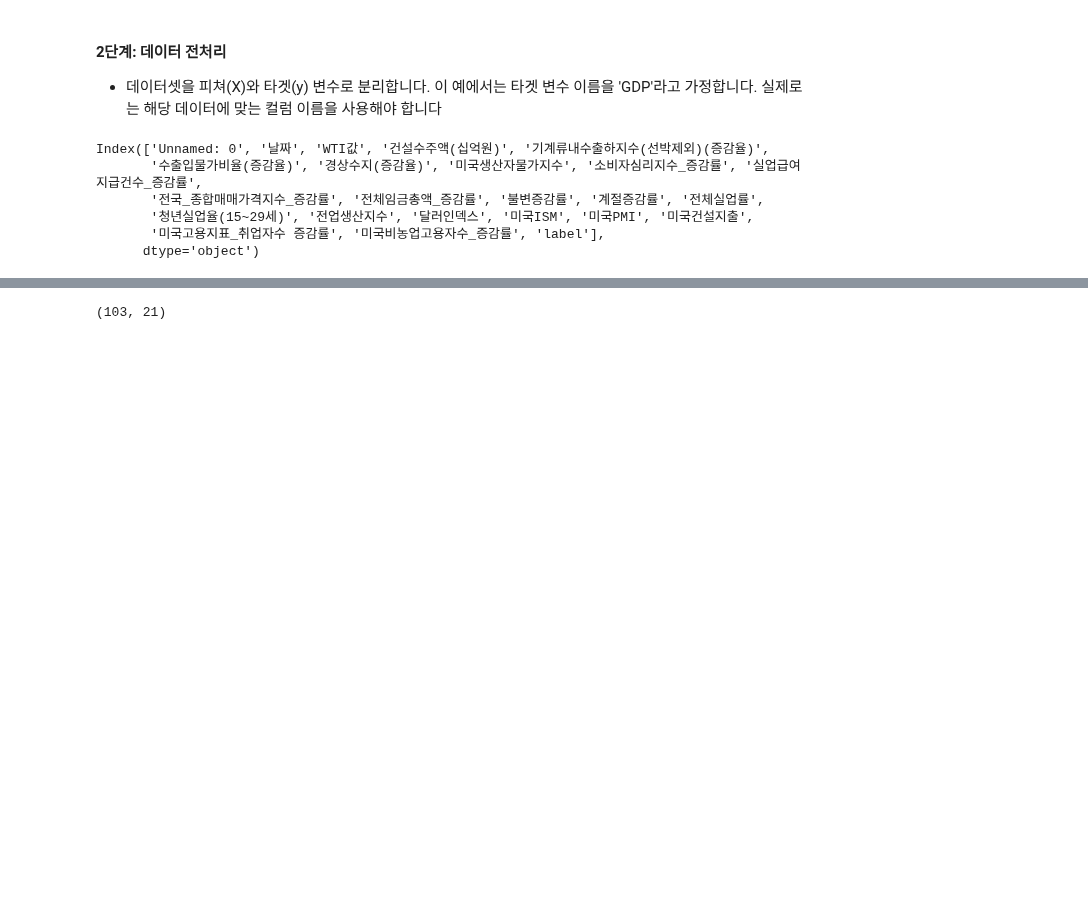
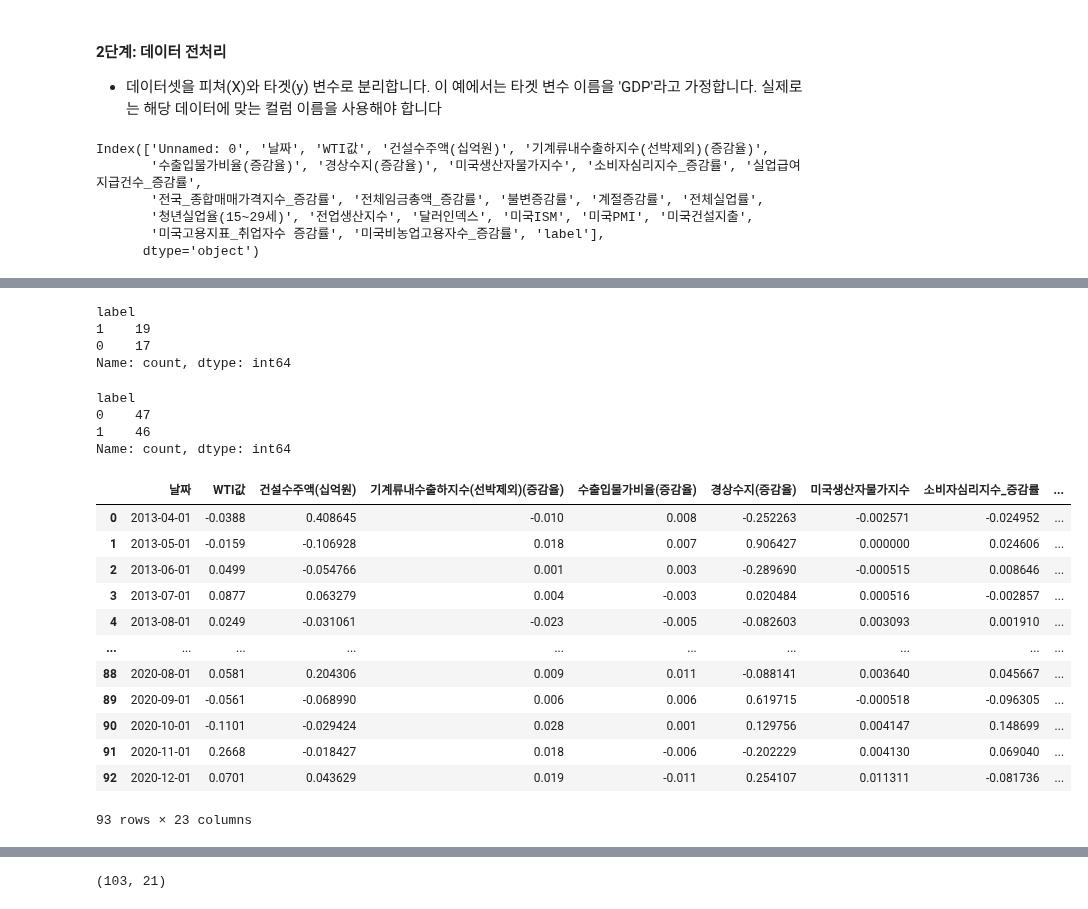
Before and after one commit to kimsierra/vscode, a Jupyter notebook: 2024/ML/프로젝트/LogisticRegression.ipynb, the cells around one changed output, grey strips where cells are left out. Saved outputs shown, nothing was run; the diff lists cells and outputs as text; code cells hidden in the pictures; blank space fills up the shorter version.

```diff
--- a/2024/ML/프로젝트/LogisticRegression.ipynb
+++ b/2024/ML/프로젝트/LogisticRegression.ipynb
@@ -43,0 +110,30 @@ Index(['Unnamed: 0', '날짜', 'WTI값', '건설수주액(십억원)', '기계
+# %%
+data[data['날짜'].dt.year >2020]['label'].value_counts()
+# %% [output]
+label
+1    19
+0    17
+Name: count, dtype: int64
+# %%
+data[data['날짜'].dt.year <=2020]['label'].value_counts()
+# %% [output]
+label
+0    47
+1    46
+Name: count, dtype: int64
+# %%
+train_set
+# %% [output]
+|  | 날짜 | WTI값 | 건설수주액(십억원) | 기계류내수출하지수(선박제외)(증감율) | 수출입물가비율(증감율) | 경상수지(증감율) | 미국생산자물가지수 | 소비자심리지수_증감률 | ... |
+| 0 | 2013-04-01 | -0.0388 | 0.408645 | -0.010 | 0.008 | -0.252263 | -0.002571 | -0.024952 | ... |
+| 1 | 2013-05-01 | -0.0159 | -0.106928 | 0.018 | 0.007 | 0.906427 | 0.000000 | 0.024606 | ... |
+| 2 | 2013-06-01 | 0.0499 | -0.054766 | 0.001 | 0.003 | -0.289690 | -0.000515 | 0.008646 | ... |
+| 3 | 2013-07-01 | 0.0877 | 0.063279 | 0.004 | -0.003 | 0.020484 | 0.000516 | -0.002857 | ... |
+| 4 | 2013-08-01 | 0.0249 | -0.031061 | -0.023 | -0.005 | -0.082603 | 0.003093 | 0.001910 | ... |
+| ... | ... | ... | ... | ... | ... | ... | ... | ... | ... |
+| 88 | 2020-08-01 | 0.0581 | 0.204306 | 0.009 | 0.011 | -0.088141 | 0.003640 | 0.045667 | ... |
+| 89 | 2020-09-01 | -0.0561 | -0.068990 | 0.006 | 0.006 | 0.619715 | -0.000518 | -0.096305 | ... |
+| 90 | 2020-10-01 | -0.1101 | -0.029424 | 0.028 | 0.001 | 0.129756 | 0.004147 | 0.148699 | ... |
+| 91 | 2020-11-01 | 0.2668 | -0.018427 | 0.018 | -0.006 | -0.202229 | 0.004130 | 0.069040 | ... |
+| 92 | 2020-12-01 | 0.0701 | 0.043629 | 0.019 | -0.011 | 0.254107 | 0.011311 | -0.081736 | ... |
+93 rows × 23 columns
```
Also changed, not shown: parts of 15 cells of this notebook, 8 other files.
